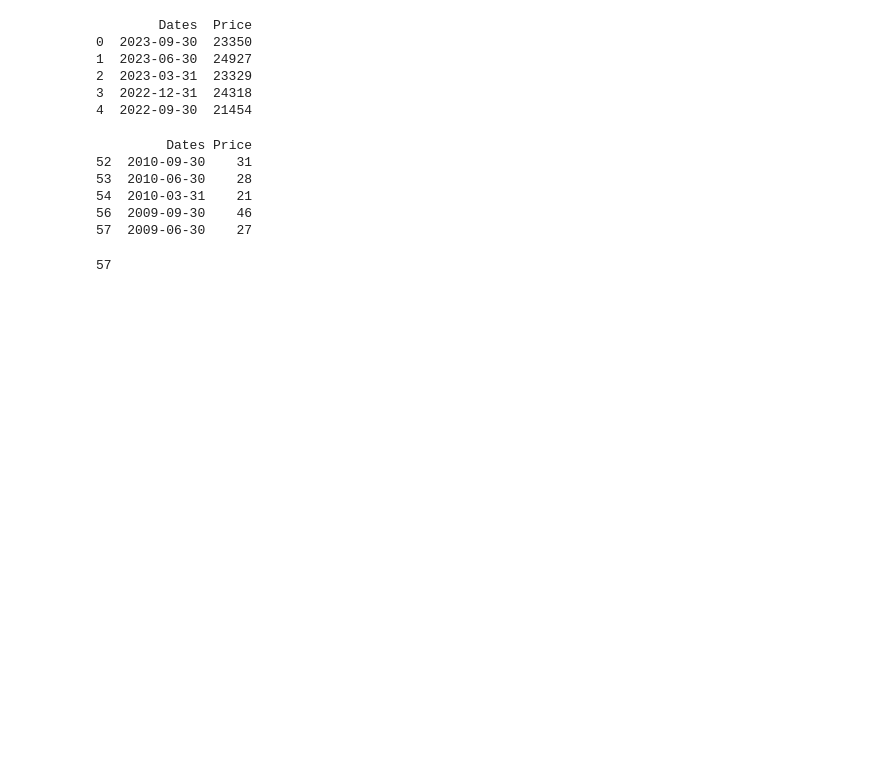
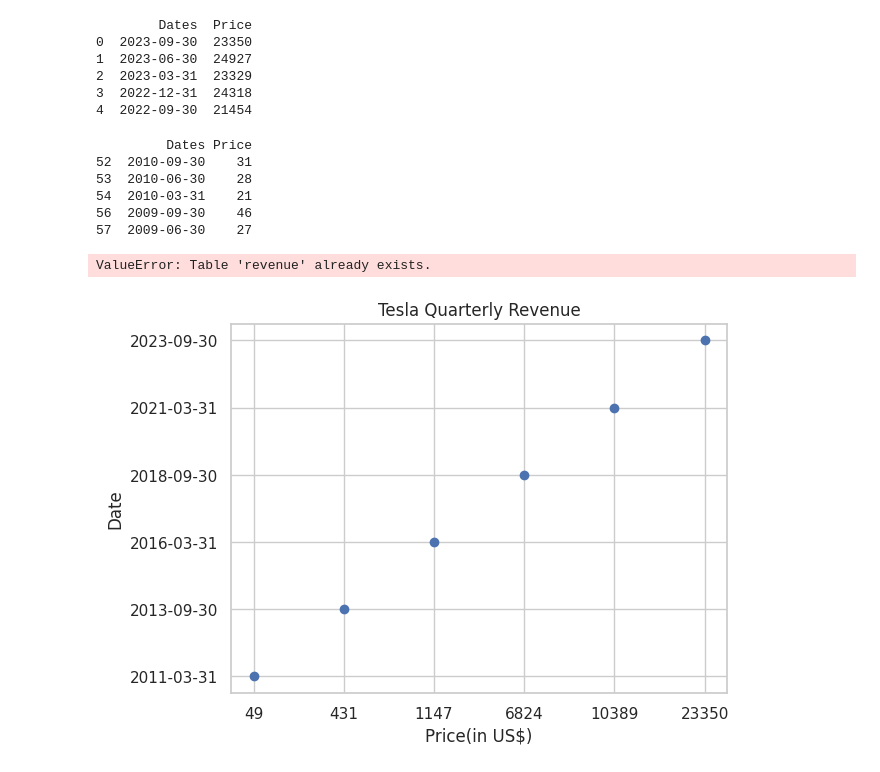
Before and after one commit to Alfonso-wav/web-scraping-project-tutorial, a Jupyter notebook: src/explore.ipynb, the cells around one changed output. Cells and saved outputs as stored; diff of their text form; code cells hidden in the pictures; blank space fills up the shorter version.

Commit message:
thursday eve commit

```diff
--- a/src/explore.ipynb
+++ b/src/explore.ipynb
@@ -87,7 +89,7 @@ print(tables)
 **Encontrar la tabla con la evolución trimestral.**
 # %%
 for index,table in enumerate(tables):
-    if "Tesla Quarterly Revenue" in table:
+    if "Tesla Quarterly Revenue" in str(table):
         table_index = index
         break
 
@@ -169,5 +171,21 @@ print(df.tail())
 # %%
 con = sq.connect('tesla.db')
 df.to_sql('revenue', con)
+con.commit()
+con.close()
 # %% [output]
-57
+ValueError: Table 'revenue' already exists.
+# %%
+df_short = df.iloc[::10]
+plt.scatter(df_short['Price'], df_short['Dates'])
+plt.xlabel('Price(in US$)')
+#plt.xticks([df_short['Price'].iloc[0], df_short['Price'].iloc[-1]])
+plt.ylabel('Date')
+#plt.yticks([df_short['Dates'].iloc[0], df_short['Dates'].iloc[-1]])
+plt.gca().invert_xaxis()
+plt.gca().invert_yaxis()
+plt.title('Tesla Quarterly Revenue')
+
+plt.show()
+# %% [output]
+[figure, added]
```
Also changed, not shown: parts of 3 cells of this notebook.
